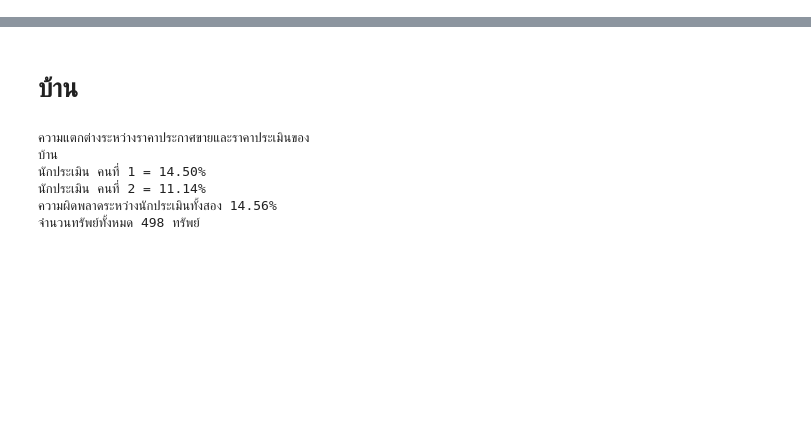
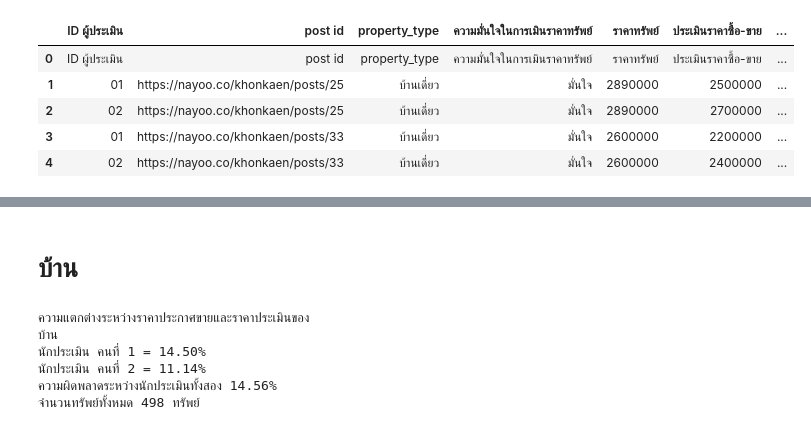
Before and after one commit to Suriya6744/bsc_dpdm22, a Jupyter notebook: [dataprep]property_estimator_Update.ipynb, the cells around one changed output, grey strips where cells are left out. Saved outputs shown, nothing was run; the diff lists cells and outputs as text; code cells hidden in the pictures; blank space fills up the shorter version.

Commit message:
Load google sheet

```diff
--- a/[dataprep]property_estimator_Update.ipynb
+++ b/[dataprep]property_estimator_Update.ipynb
@@ -14,0 +21,25 @@ from sklearn.metrics import mean_absolute_percentage_error as MAPE
+# %%
+from google.colab import auth
+auth.authenticate_user()
+
+import gspread
+from google.auth import default
+creds,_ = default()
+gc = gspread.authorize(creds)
+# %%
+gsht = gc.open_by_key('1jIF55aFmr8rqqK7dBMXoyA71TWlHdIiiQAa0p1Dr794')
+# %%
+worksheet = gsht.worksheet('บ้าน')
+# %%
+row  = worksheet.get_all_values()
+home = pd.DataFrame.from_records(row)
+# %%
+home.columns=home.iloc[0]
+home.head()
+# %% [output]
+|  | ID ผู้ประเมิน | post id | property_type | ความมั่นใจในการเมินราคาทรัพย์ | ราคาทรัพย์ | ประเมินราคาซื้อ-ขาย | ... |
+| 0 | ID ผู้ประเมิน | post id | property_type | ความมั่นใจในการเมินราคาทรัพย์ | ราคาทรัพย์ | ประเมินราคาซื้อ-ขาย | ... |
+| 1 | 01 | https://nayoo.co/khonkaen/posts/25 | บ้านเดี่ยว | มั่นใจ | 2890000 | 2500000 | ... |
+| 2 | 02 | https://nayoo.co/khonkaen/posts/25 | บ้านเดี่ยว | มั่นใจ | 2890000 | 2700000 | ... |
+| 3 | 01 | https://nayoo.co/khonkaen/posts/33 | บ้านเดี่ยว | มั่นใจ | 2600000 | 2200000 | ... |
+| 4 | 02 | https://nayoo.co/khonkaen/posts/33 | บ้านเดี่ยว | มั่นใจ | 2600000 | 2400000 | ... |
```
Also changed, not shown: parts of 4 cells of this notebook.
